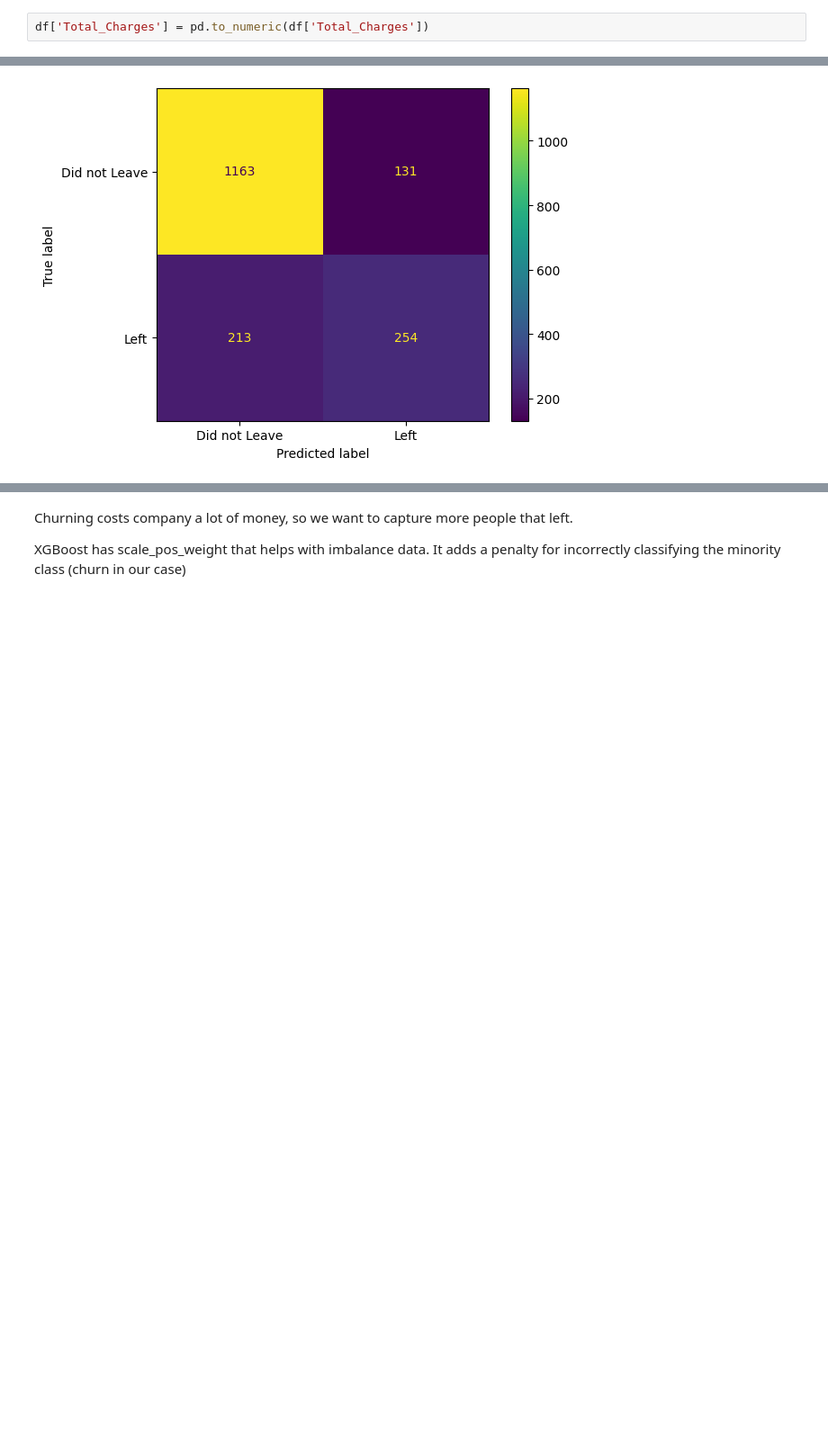
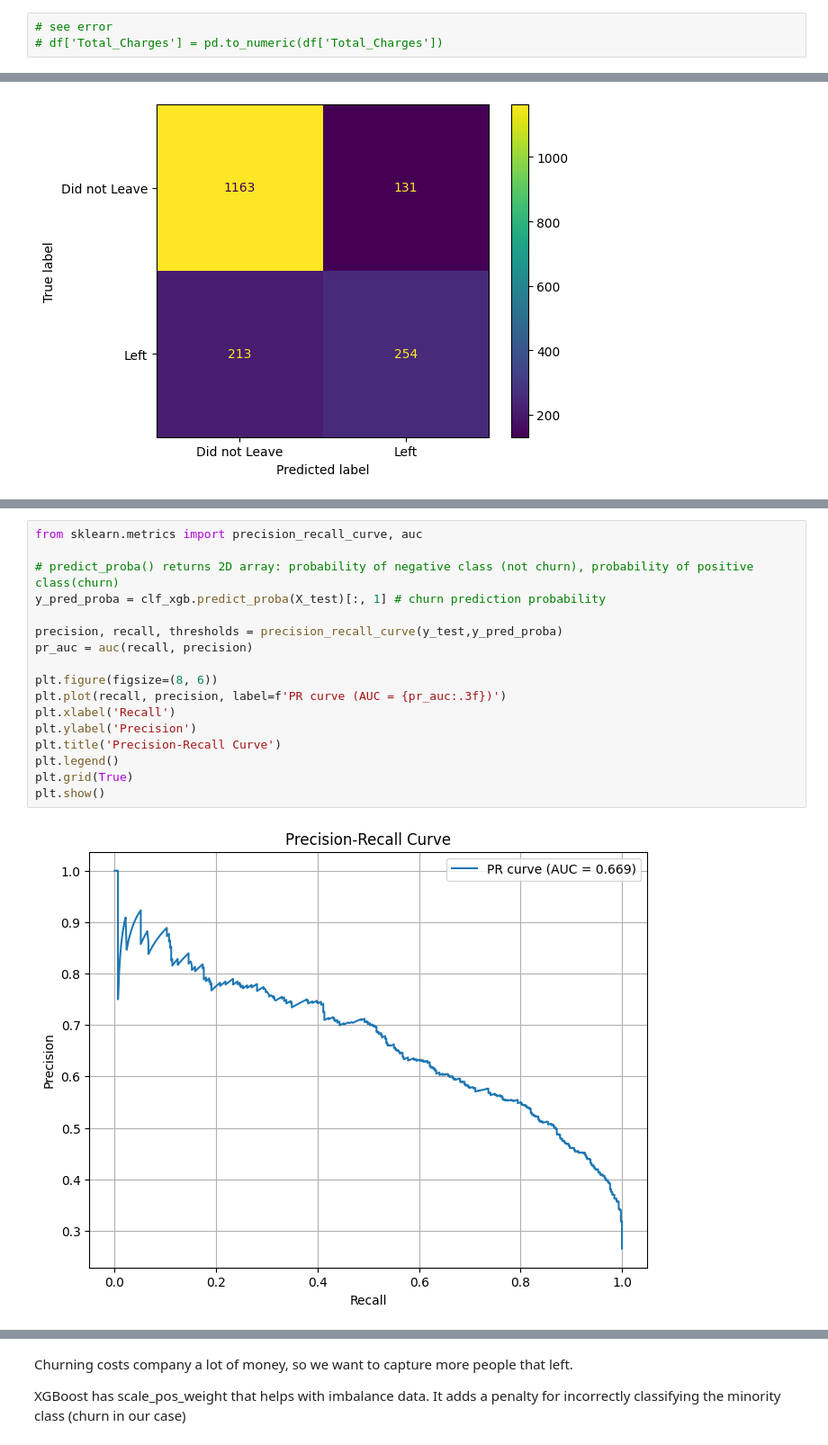
Before and after one commit to hasongc01/Customer-Churn, a Jupyter notebook: teleco.ipynb, the cells around one changed output, grey strips where cells are left out. Shown at 90% size. Cells and saved outputs as stored; diff of their text form; blank space fills up the shorter version.

Commit message:
Evaluation Metric

```diff
--- a/teleco.ipynb
+++ b/teleco.ipynb
@@ -173,4 +179,5 @@ df['Total_Charges'].unique()
 array([108.15, 151.65, 820.5, ..., 7362.9, 346.45, 6844.5],
       shape=(6531,), dtype=object)
 # %%
-df['Total_Charges'] = pd.to_numeric(df['Total_Charges'])
+# see error
+# df['Total_Charges'] = pd.to_numeric(df['Total_Charges'])
@@ -468,0 +467,19 @@ plt.show()
+# %%
+from sklearn.metrics import precision_recall_curve, auc
+
+# predict_proba() returns 2D array: probability of negative class (not churn), probability of positive class(churn)
+y_pred_proba = clf_xgb.predict_proba(X_test)[:, 1] # churn prediction probability
+
+precision, recall, thresholds = precision_recall_curve(y_test,y_pred_proba)
+pr_auc = auc(recall, precision)
+
+plt.figure(figsize=(8, 6))
+plt.plot(recall, precision, label=f'PR curve (AUC = {pr_auc:.3f})')
+plt.xlabel('Recall')
+plt.ylabel('Precision')
+plt.title('Precision-Recall Curve')
+plt.legend()
+plt.grid(True)
+plt.show()
+# %% [output]
+[figure, added]
```
Also changed, not shown: parts of 36 cells of this notebook.
